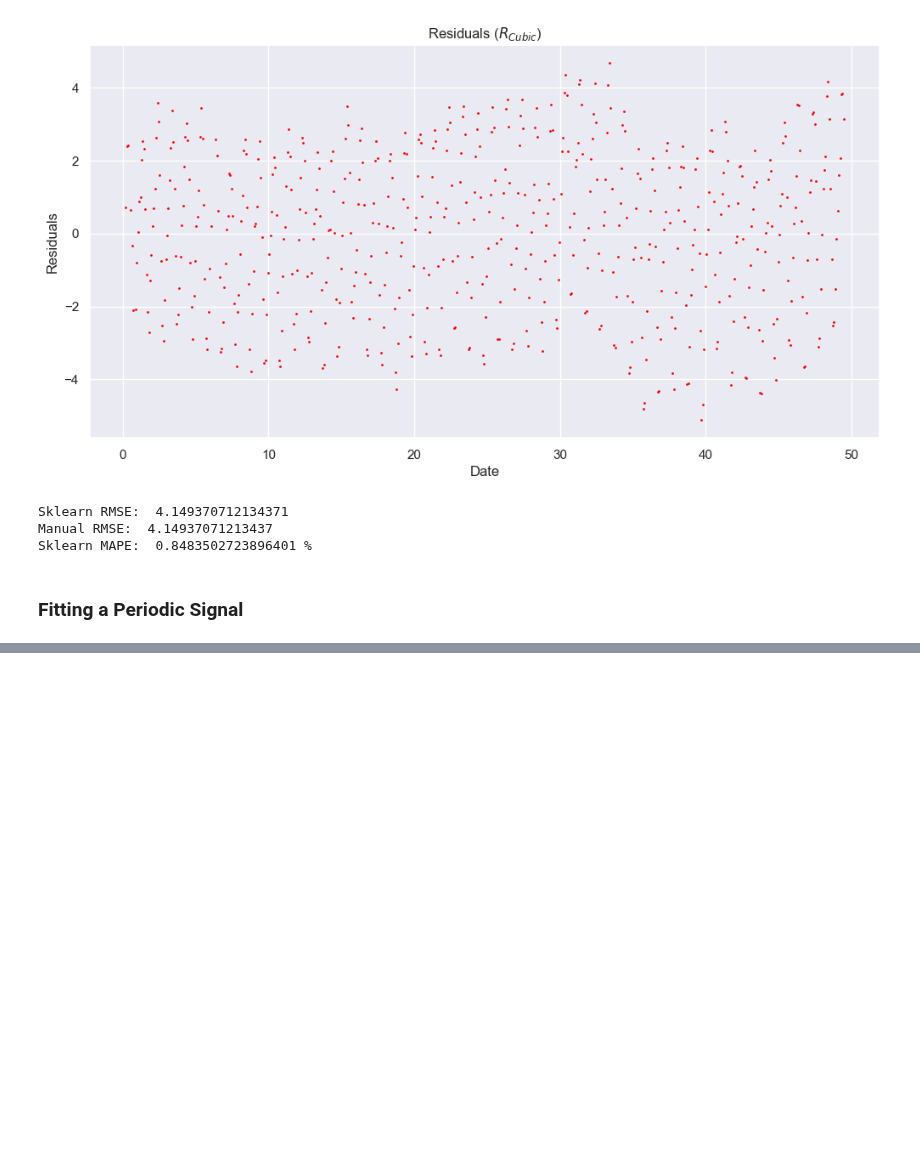
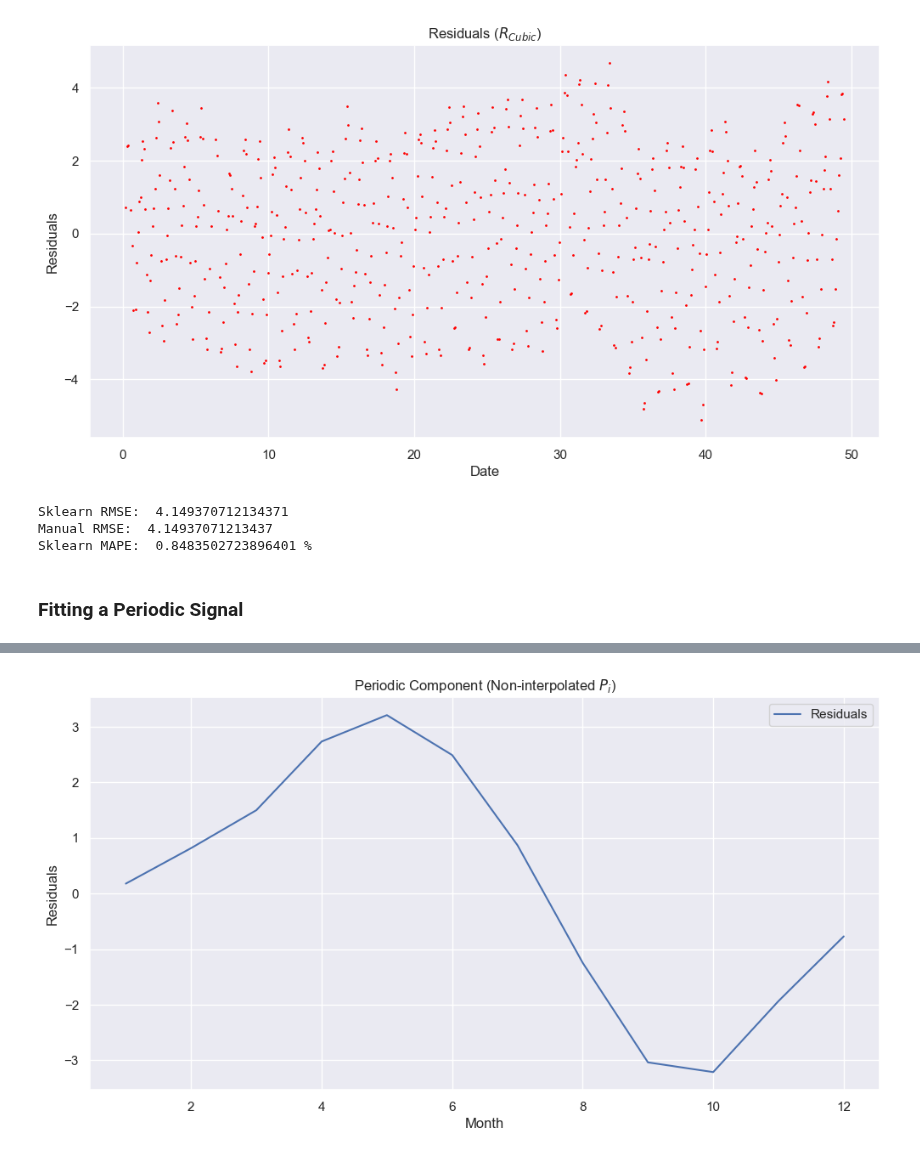
Before and after one commit to eddysanoli-galileo/Data-Analysis-Statistical-Modeling-and-Computation-in-Applications, a Jupyter notebook: Module 4 - Time Series/Project/Problem 1.ipynb, the cells around one changed output, grey strips where cells are left out. Cells and saved outputs as stored; diff of their text form; code cells hidden in the pictures; blank space fills up the shorter version.

```diff
--- a/Module 4 - Time Series/Project/Problem 1.ipynb
+++ b/Module 4 - Time Series/Project/Problem 1.ipynb
@@ -436,6 +440,7 @@ test_residuals = y_test - test_trend
 residuals = np.concatenate((train_residuals, test_residuals))
 
 # Get the month of each residual from ts_array
+# (The first column in ts_array is the month or a range from 1 to 12)
 months = ts_array[:, 0]
 
 # Generate a two column array with the month and the residual
@@ -450,7 +455,7 @@ residuals_df = pd.DataFrame(
 # We fetch the residuals for the test set (the last 20% of the data)
 residuals_df_test = residuals_df.iloc[-int(0.2 * len(residuals_df)):]
 
-# We fetch the residuals for the train set (the first 80% of the data)
+# We fetch the residuals for the train set (the last 80% of the data)
 residuals_df_train = residuals_df.iloc[:int(0.8 * len(residuals_df))]
 
 # Average the residuals by month for the
@@ -460,6 +465,11 @@ residuals_df_train = residuals_df.iloc[:int(0.8 * len(residuals_df))]
 residuals_df_train = residuals_df_train.groupby('Month').mean()
 residuals_df_test = residuals_df_test.groupby('Month').mean()
 residuals_df = residuals_df.groupby('Month').mean()
+
+# Flatten the columns of both the train and test dataframes
+residuals_df_train = residuals_df_train.reset_index()
+residuals_df_test = residuals_df_test.reset_index()
+residuals_df = residuals_df.reset_index()
 
 # Print the results
 print("[X] Residuals by month for the train set:")
@@ -494,0 +508,87 @@ Month
+# %%
+# Rename the "residuals_df" to the name used in the instructions: Pi
+Pi = residuals_df.copy()
+
+# Check the dimensions of Pi
+# (Should be 12 rows and 2 columns)
+print("Pi Shape:", Pi.shape)
+
+# We have 1 row for each month and two columns (the month and the residuals)
+# Plot the residuals by month
+plt.figure(figsize=(12, 6))
+plt.plot(
+    Pi['Month'],
+    Pi['Residuals'],
+    label='Residuals',
+)
+plt.legend()
+plt.xlabel('Month')
+plt.ylabel('Residuals')
+plt.title('Periodic Component (Non-interpolated $P_i$)')
+plt.show()
+
+# ================ INTERPOLATION =============== #
+
+# Generate an array with a 100 values between 1 and 12
+Pi_interpolated_month = np.linspace(1, 12, 100)
+
+# Generate a function that interpolates the residuals
+# (Under the hood, scipy uses scipy's interp1d function)
+Pi_interpolated_function = interp1d(
+    Pi['Month'],
+    Pi['Residuals'],
+    kind='cubic',
+)
+
+# Generate the interpolated residuals
+Pi_interpolated_residuals = Pi_interpolated_function(
+    Pi_interpolated_month,
+)
+
+# ========== PI THEORETICAL DEFINITION ========= #
+
+
+def periodic_function(x, amplitude, period, phase, bias):
+    """
+    A sinusoidal function with the following parameters:
+    - amplitude: The amplitude of the sinusoidal function
+    - period: The period of the sinusoidal function
+    - phase: The phase of the sinusoidal function
+    - bias: The bias of the sinusoidal function
+
+    Used to fit the periodic component of the time series.
+    """
+
+    return amplitude * np.sin(x*period + phase) + bias
+
+
+# Fit the periodic component
+optimal_params, _ = curve_fit(
+    periodic_function,
+    Pi_interpolated_month,
+    Pi_interpolated_residuals,
+)
+
+# ============= INTERPOLATION PLOT ============= #
+
+plt.figure(figsize=(12, 6))
+plt.plot(
+    Pi_interpolated_month,
+    Pi_interpolated_residuals,
+    label='Interpolated Pi',
+)
+plt.plot(
+    Pi_interpolated_month,
+    periodic_function(
+        Pi_interpolated_month,
+        *optimal_params,
+    ),
+    label=f'Fitted Pi ({optimal_params[0]:.2f} * sin({optimal_params[1]:.2f}x + {optimal_params[2]:.2f}) + {optimal_params[3]:.2f})',
+    color='red',
+)
+plt.legend()
+plt.xlabel('Month')
+plt.ylabel('Residuals')
+plt.title('Periodic Signal (After Removal of Trend)')
+plt.show()
+# %% [output]
@@ -494,0 +596 @@ Month
+[figure, added]
```
Also changed, not shown: parts of 13 cells of this notebook, 12 other files.
